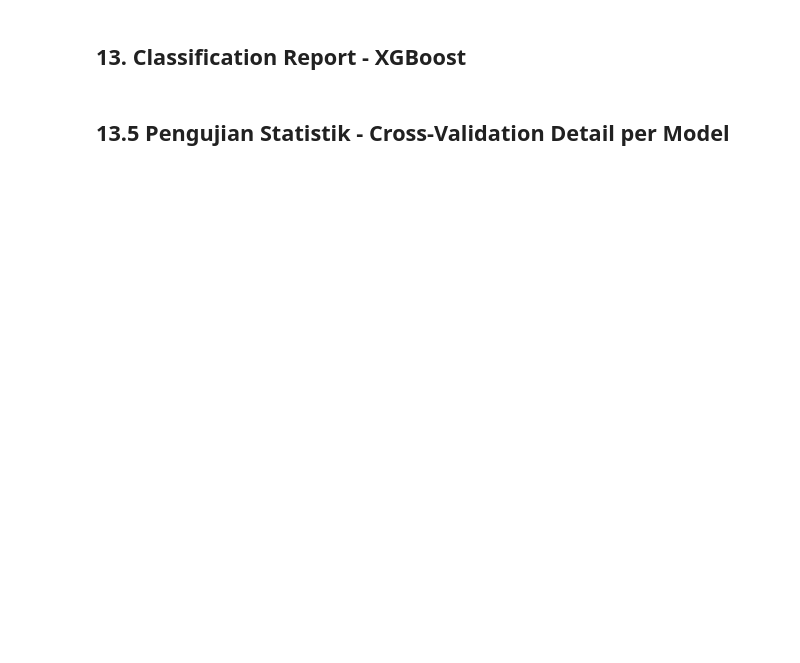
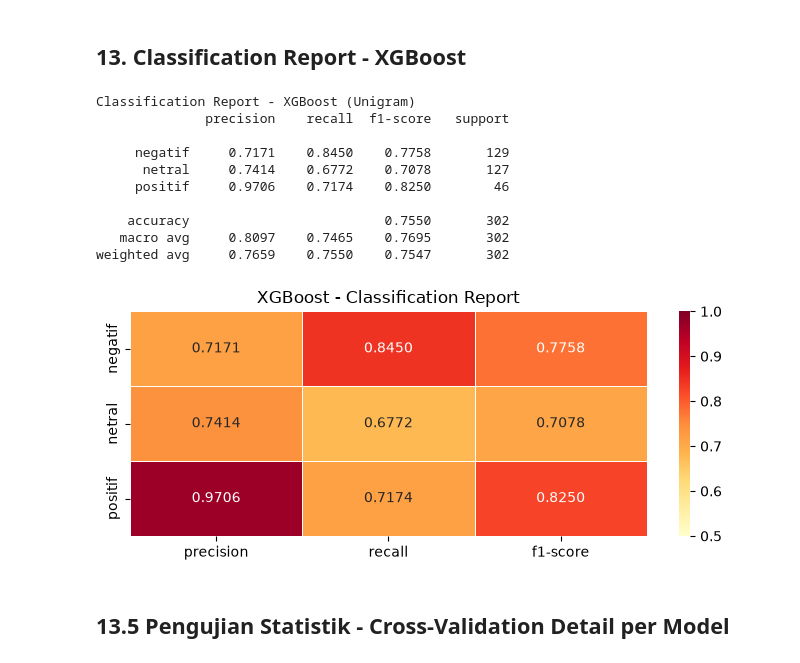
Before and after one commit to nurhadyr2/deeplearning, a Jupyter notebook: code/Judol_sentiment_analysis.ipynb, the cells around one changed output. Drawn from its saved outputs; the diff is of its cells as text; code cells hidden in the pictures; blank space fills up the shorter version.

```diff
--- a/code/Judol_sentiment_analysis.ipynb
+++ b/code/Judol_sentiment_analysis.ipynb
@@ -605,21 +729,31 @@ plt.show()
 # %% [markdown]
 ## 13. Classification Report - XGBoost
 # %%
-print("="*60)
-print("XGBoost (Unigram) - Classification Report")
-print("="*60)
+print('Classification Report - XGBoost (Unigram)')
 print(classification_report(y_test, results_uni['XGBoost']['y_pred'],
-                             target_names=class_names, digits=4))
+                            target_names=class_names, digits=4))
 
-rep    = classification_report(y_test, results_uni['XGBoost']['y_pred'],
-                                target_names=class_names, output_dict=True)
+rep = classification_report(y_test, results_uni['XGBoost']['y_pred'],
+                            target_names=class_names, output_dict=True)
 rep_df = pd.DataFrame(rep).T.loc[class_names, ['precision','recall','f1-score']].astype(float)
 
 fig, ax = plt.subplots(figsize=(7,3))
 sns.heatmap(rep_df, annot=True, fmt='.4f', cmap='YlOrRd', ax=ax,
             linewidths=0.5, linecolor='white', vmin=0.5, vmax=1.0)
-ax.set_title('XGBoost - Classification Report Heatmap', fontweight='bold')
+ax.set_title('XGBoost - Classification Report')
 plt.tight_layout(); plt.show()
+# %% [output]
+Classification Report - XGBoost (Unigram)
+              precision    recall  f1-score   support
+
+     negatif     0.7171    0.8450    0.7758       129
+      netral     0.7414    0.6772    0.7078       127
+     positif     0.9706    0.7174    0.8250        46
+
+    accuracy                         0.7550       302
+   macro avg     0.8097    0.7465    0.7695       302
+weighted avg     0.7659    0.7550    0.7547       302
+[figure, added]
 # %% [markdown]
 ## 13.5 Pengujian Statistik - Cross-Validation Detail per Model
 # %%
```
Also changed, not shown: parts of 28 cells of this notebook, 1 other file.
